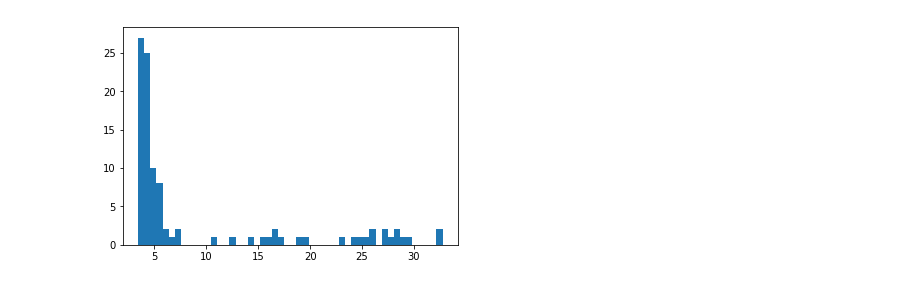
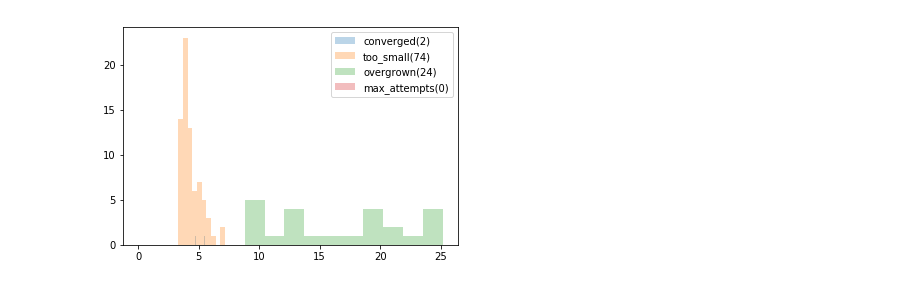
Before and after one commit to ryanhausen/gp-imgs, a Jupyter notebook: post_stuff/Update-9-28-17.ipynb, the cells around one changed output. Drawn from its saved outputs; the diff is of its cells as text; code cells hidden in the pictures.

```diff
--- a/post_stuff/Update-9-28-17.ipynb
+++ b/post_stuff/Update-9-28-17.ipynb
@@ -215,9 +211,11 @@ New re:2.5341092876550952 from ratio:[ 27.08243942]/[ 89.20035553]-
-# %%
-hist_res = found_res
-plt.hist(hist_res, bins=50)
-plt.show()
-# %% [output]
-[figure, removed]
+# %%
+for k in convergence_tracking.keys():
+    plt.hist(convergence_tracking[k], alpha=0.3, label=f'{k}({len(convergence_tracking[k])})')
+
+plt.legend()
+plt.show()
+# %% [output]
+[figure, added]
 # %%
 for r, f in zip(rs_re, fs_ie):
     plt.plot(r, f, '.')
```
Also changed, not shown: parts of 3 cells of this notebook.
